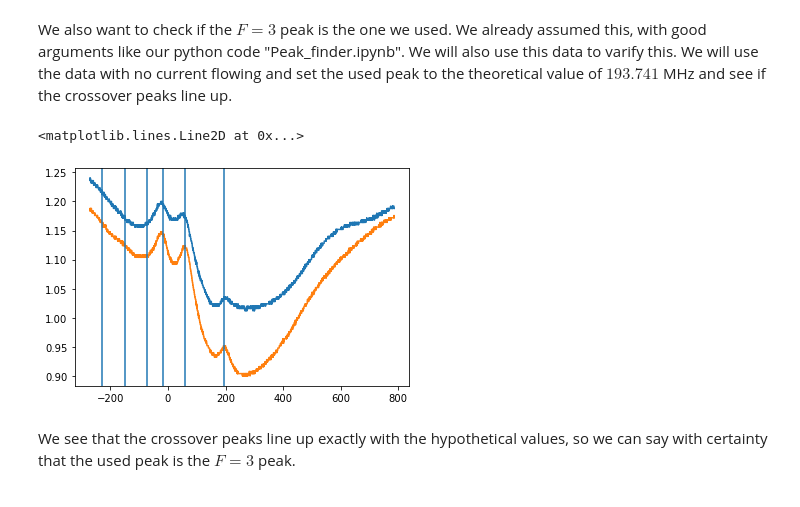
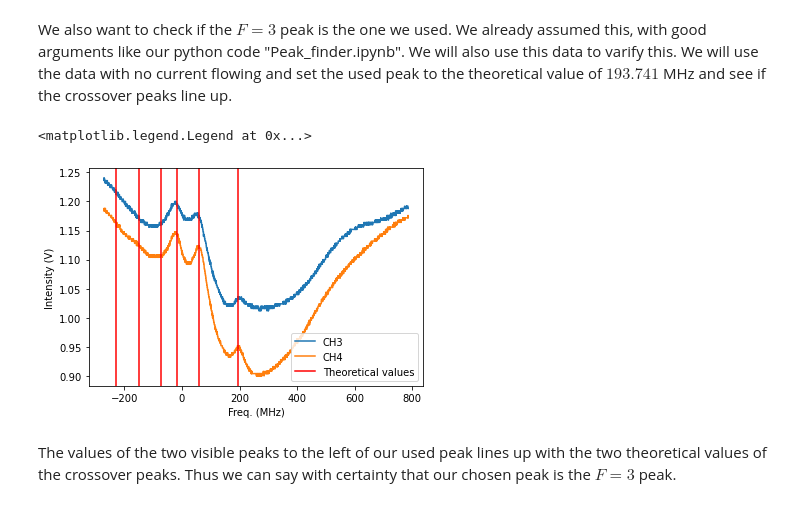
Before and after one commit to Rikkertttt/Rubidium-Spectroscopy, a Jupyter notebook: endfile.ipynb, the cells around one changed output. Cells and saved outputs as stored; diff of their text form; code cells hidden in the pictures.

```diff
--- a/endfile.ipynb
+++ b/endfile.ipynb
@@ -597,19 +597,22 @@ We also want to check if the $F=3$ peak is the one we used. We already assumed t
 # %%
 shift_amount = 193.741 - Peak_F3
 
 df_nocur["shifted_freq1"]=df_nocur["freq1"] + shift_amount
 df_nocur["shifted_freq2"]=df_nocur["freq2"] + shift_amount
 
-plt.plot(df_nocur["shifted_freq1"], df_nocur[4], "-")
-plt.plot(df_nocur["shifted_freq1"], df_nocur[10], "-")
-plt.axvline(193.741)    # F=3
-plt.axvline(60.415)     # Crossover 2-3
-plt.axvline(-18.1055)   # Crossover 1-3
-plt.axvline(-72.911)    # F=2
-plt.axvline(-151.2815)  # Crossover 1-2
-plt.axvline(-229.852)   # F=1
+plt.plot(df_nocur["shifted_freq1"], df_nocur[4], "-", label="CH3")
+plt.plot(df_nocur["shifted_freq1"], df_nocur[10], "-", label="CH4")
+plt.axvline(193.741, color="r", label="Theoretical values")    # F=3
+plt.axvline(60.415, color="r")     # Crossover 2-3
+plt.axvline(-18.1055, color="r")   # Crossover 1-3
+plt.axvline(-72.911, color="r")    # F=2
+plt.axvline(-151.2815, color="r")  # Crossover 1-2
+plt.axvline(-229.852, color="r")   # F=1
+plt.xlabel("Freq. (MHz)")
+plt.ylabel("Intensity (V)")
+plt.legend(loc="lower right")
 # %% [output]
-<matplotlib.lines.Line2D at 0x...>
+<matplotlib.legend.Legend at 0x...>
-[figure, old version]
+[figure, new version]
-# %% [markdown]
-We see that the crossover peaks line up exactly with the hypothetical values, so we can say with certainty that the used peak is the $F=3$ peak.
+# %% [markdown]
+The values of the two visible peaks to the left of our used peak lines up with the two theoretical values of the crossover peaks. Thus we can say with certainty that our chosen peak is the $F=3$ peak.
```
